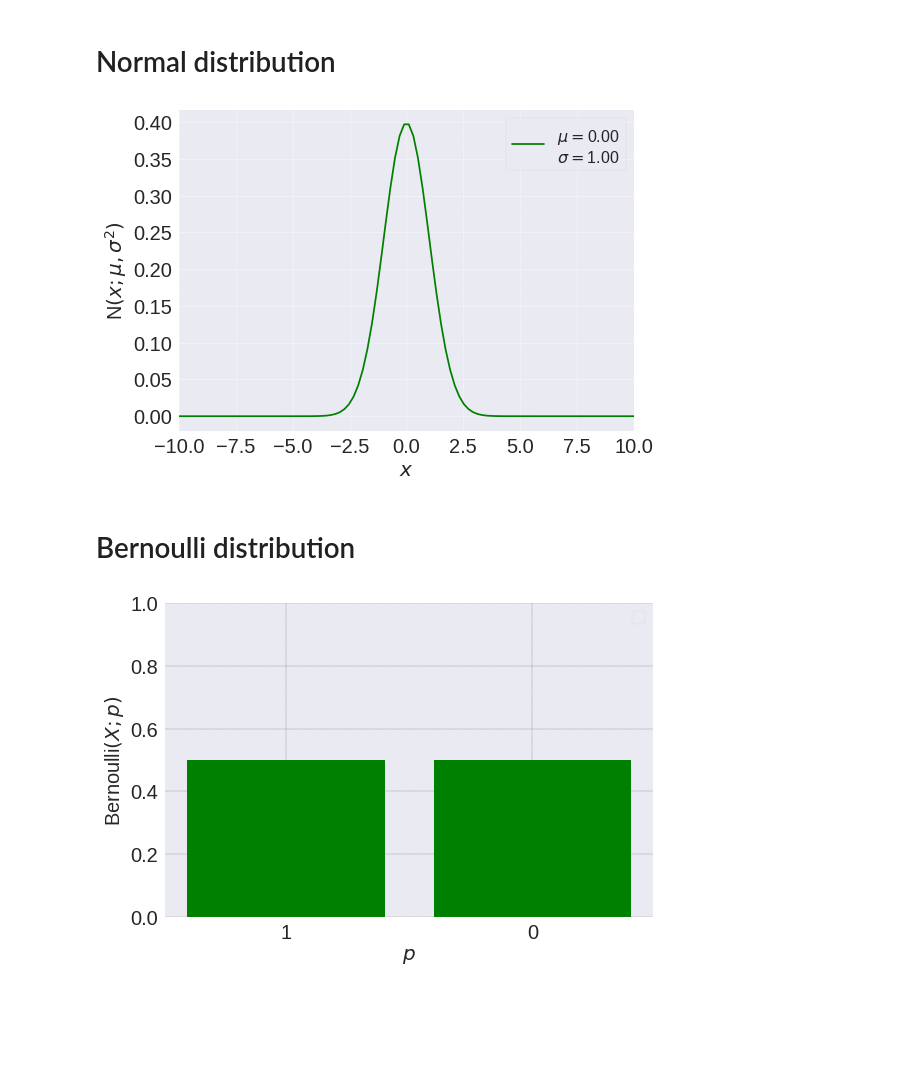
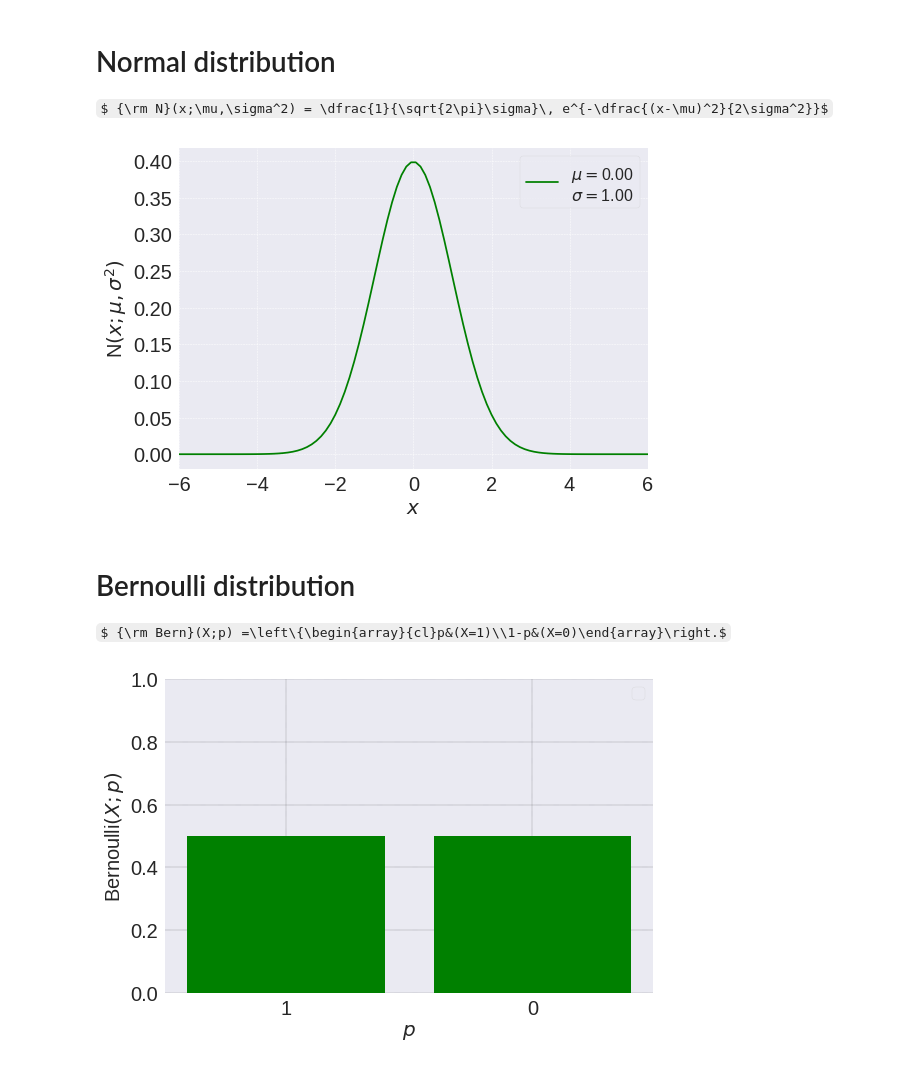
Before and after one commit to tsakailab/prml, a Jupyter notebook: ipynb/plot_distributions.ipynb, the cells around one changed output. Saved outputs shown, nothing was run; the diff lists cells and outputs as text; code cells hidden in the pictures; some formulas as TeX source; blank space fills up the shorter version.

```diff
--- a/ipynb/plot_distributions.ipynb
+++ b/ipynb/plot_distributions.ipynb
@@ -1,35 +1,39 @@
-# %% [markdown]
-Normal distribution
-======================
+# %% [markdown]
+Normal distribution
+======================
+$ {\rm N}(x;\mu,\sigma^2) = \dfrac{1}{\sqrt{2\pi}\sigma}\, e^{-\dfrac{(x-\mu)^2}{2\sigma^2}}$
 # %%
 #@title  { run: "auto" }
 import numpy as np
 from scipy import stats
 import matplotlib.pyplot as plt
 
 mu = 0 #@param {type:"slider", min:-5, max:5, step:0.1}
 sigma = 1 #@param {type:"slider", min:0.00, max:4, step:0.1}
 
-xmin, xmax = -10, 10
+xrange = 6 #@param {type:"slider", min:0, step:1}
+
+xmin, xmax = -xrange, xrange
 x = np.linspace(xmin, xmax, 100)
 plt.figure()
 ax = plt.axes()
 
 label = '$\\mu=$'+"{:.2f}".format(mu)+'\n$\\sigma=$'+"{:.2f}".format(sigma)
 ax.plot(x, stats.norm.pdf(x,mu,sigma), label=label,c='g')
 plt.xlim(xmin, xmax)
 plt.grid(True, ls='--', lw=0.5)
 plt.legend(loc="upper right", fontsize=16, frameon=True)
 plt.xlabel("$x$", fontsize=20)
 plt.ylabel("N$(x;\\mu,\\sigma^2)$", fontsize=20)
 plt.xticks(fontsize=20)
 plt.yticks(fontsize=20)
 plt.tight_layout()
 # %% [output]
-[figure, old version]
+[figure, new version]
-# %% [markdown]
-Bernoulli distribution
-=======================
+# %% [markdown]
+Bernoulli distribution
+=======================
+$ {\rm Bern}(X;p) =\left\{\begin{array}{cl}p&(X=1)\\1-p&(X=0)\end{array}\right.$
 # %%
 #@title  { run: "auto" }
 import numpy as np
```
Also changed, not shown: parts of 4 cells of this notebook.
